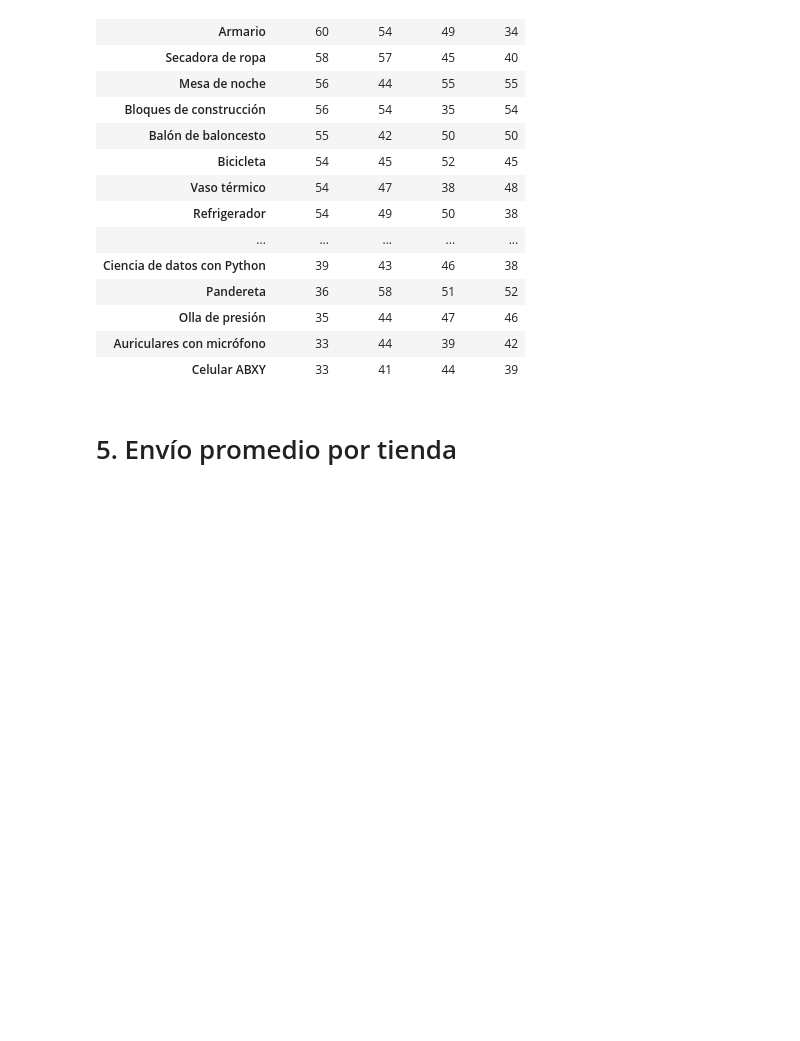
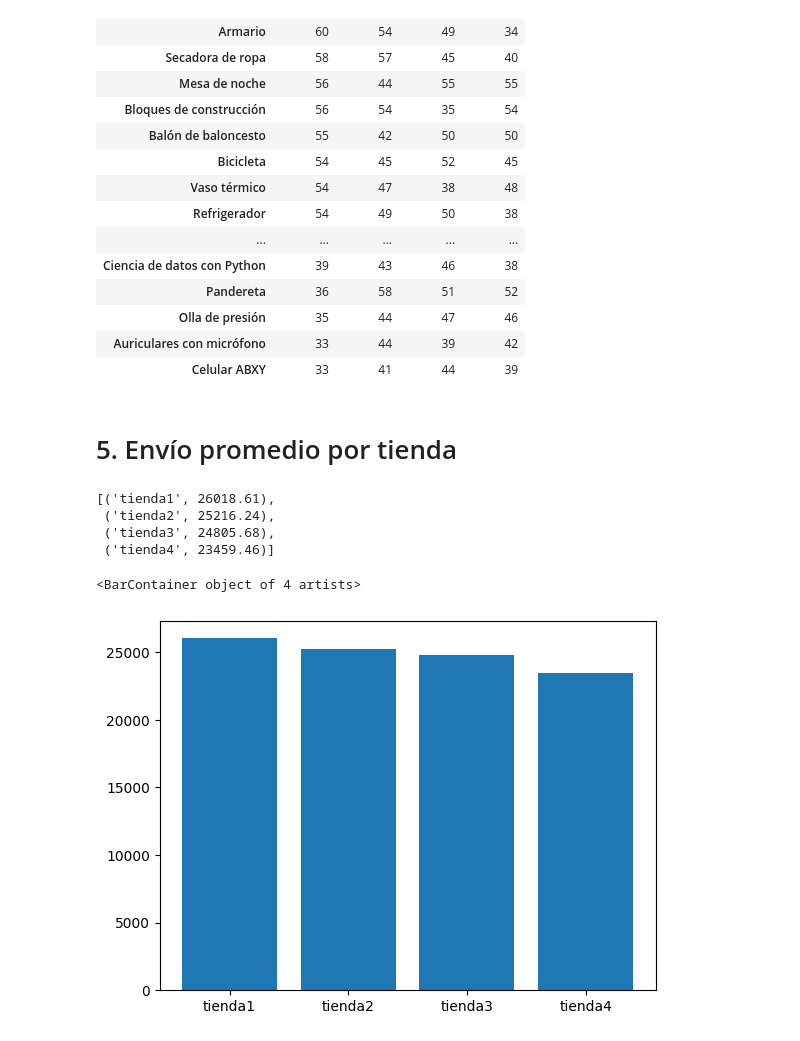
Before and after one commit to raohxxx/challenge-store, a Jupyter notebook: AluraStoreLatam.ipynb, the cells around one changed output. Saved outputs shown, nothing was run; the diff lists cells and outputs as text; code cells hidden in the pictures; blank space fills up the shorter version.

Commit message:
promedio envio y grafico de barras

```diff
--- a/AluraStoreLatam.ipynb
+++ b/AluraStoreLatam.ipynb
@@ -119,3 +119,24 @@ consolidado2
 | Celular ABXY | 33 | 41 | 44 | 39 |
 # %% [markdown]
 # 5. Envío promedio por tienda
+# %%
+Promedio_envio=[]
+
+for tiendax in tiendas:
+  Promedio_envio.append(round(float(tiendax['Costo de envío'].mean()),2))
+Promedio_envio
+#float(tienda1['Calificación'].mean())
+promedio_envio_por_tienda=list(zip(['tienda1','tienda2','tienda3','tienda4'],Promedio_envio))
+promedio_envio_por_tienda
+# %% [output]
+[('tienda1', 26018.61),
+ ('tienda2', 25216.24),
+ ('tienda3', 24805.68),
+ ('tienda4', 23459.46)]
+# %%
+etiquetas=[x[0] for x in promedio_envio_por_tienda]
+valores=[x[1] for x in promedio_envio_por_tienda]
+plt.bar(etiquetas,valores)
+# %% [output]
+<BarContainer object of 4 artists>
+[figure, added]
```
